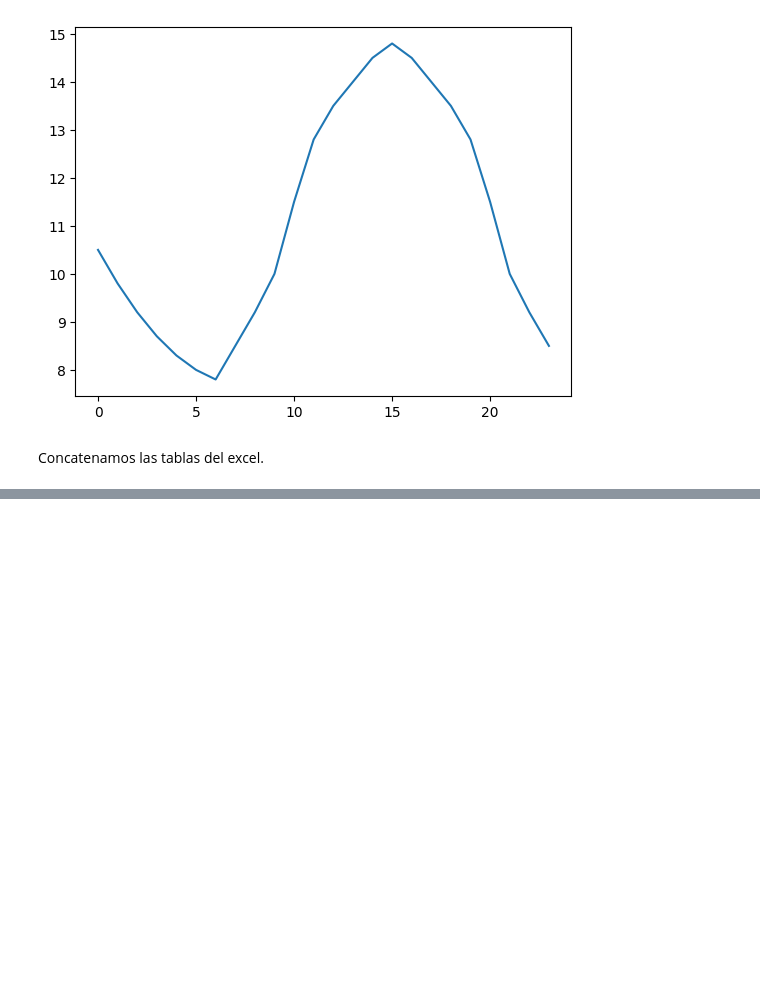
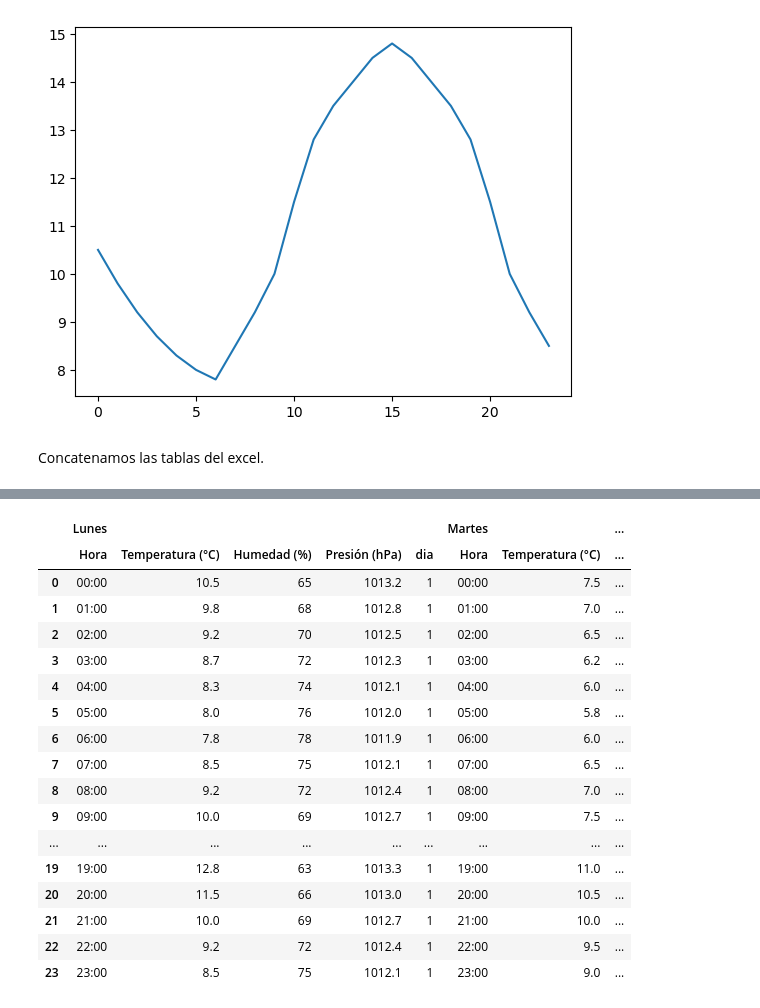
Before and after one commit to amejosecar/ia_dema, a Jupyter notebook: 03_Uniones/01_Ejercicios/Ejercicios_de_Uniones.ipynb, the cells around one changed output, grey strips where cells are left out. Drawn from its saved outputs; the diff is of its cells as text; code cells hidden in the pictures; blank space fills up the shorter version.

```diff
--- a/03_Uniones/01_Ejercicios/Ejercicios_de_Uniones.ipynb
+++ b/03_Uniones/01_Ejercicios/Ejercicios_de_Uniones.ipynb
@@ -7,3 +11,11 @@ import pandas as pd
 # %% [markdown]
 Cargamos los datos del Excel [Documentación Pandas read_excel](https://pandas.pydata.org/docs/reference/api/pandas.read_excel.html)
+# %%
+# Ruta completa al Excel
+# Directorio donde está el Excel
+dir_base = r"C:\americo\ia_dema\03_uniones\01_Ejercicios"
+# Nombre del fichero
+nombre_archivo1 = "EstaciónMeteo.xlsx"
+# Construimos la ruta completa
+archivo1 = os.path.join(dir_base, nombre_archivo1)
 # %%
@@ -31,0 +81,11 @@ Posteriormente aparece un csv llamado Vientos.csv de datos de velocidad y direcc
+# %%
+df_lunes = (pd.read_excel(archivo1, sheet_name="Lunes").assign(dia=1))
+df_martes = (pd.read_excel(archivo1, sheet_name="Martes").assign(dia=2))
+df_miercoles  = (pd.read_excel(archivo1, sheet_name="Miércoles").assign(dia=3))
+
+# Ejemplo: concatenar verticalmente
+df_estacion = pd.concat([df_lunes, df_martes, df_miercoles],
+                        ignore_index=True)
+
+# Verifica que está correcto
+print(df_estacion.shape)
@@ -31,0 +128,23 @@ Posteriormente aparece un csv llamado Vientos.csv de datos de velocidad y direcc
+# %%
+df_estacion_horizontal = pd.concat([df_lunes, df_martes, df_miercoles], keys=['Lunes', 'Martes', 'Miércoles'], axis = 1)
+# %%
+df_estacion_horizontal
+# %% [output]
+|  | Lunes |  |  |  |  | Martes |  | ... |
+|  | Hora | Temperatura (°C) | Humedad (%) | Presión (hPa) | dia | Hora | Temperatura (°C) | ... |
+| 0 | 00:00 | 10.5 | 65 | 1013.2 | 1 | 00:00 | 7.5 | ... |
+| 1 | 01:00 | 9.8 | 68 | 1012.8 | 1 | 01:00 | 7.0 | ... |
+| 2 | 02:00 | 9.2 | 70 | 1012.5 | 1 | 02:00 | 6.5 | ... |
+| 3 | 03:00 | 8.7 | 72 | 1012.3 | 1 | 03:00 | 6.2 | ... |
+| 4 | 04:00 | 8.3 | 74 | 1012.1 | 1 | 04:00 | 6.0 | ... |
+| 5 | 05:00 | 8.0 | 76 | 1012.0 | 1 | 05:00 | 5.8 | ... |
+| 6 | 06:00 | 7.8 | 78 | 1011.9 | 1 | 06:00 | 6.0 | ... |
+| 7 | 07:00 | 8.5 | 75 | 1012.1 | 1 | 07:00 | 6.5 | ... |
+| 8 | 08:00 | 9.2 | 72 | 1012.4 | 1 | 08:00 | 7.0 | ... |
+| 9 | 09:00 | 10.0 | 69 | 1012.7 | 1 | 09:00 | 7.5 | ... |
+| ... | ... | ... | ... | ... | ... | ... | ... | ... |
+| 19 | 19:00 | 12.8 | 63 | 1013.3 | 1 | 19:00 | 11.0 | ... |
+| 20 | 20:00 | 11.5 | 66 | 1013.0 | 1 | 20:00 | 10.5 | ... |
+| 21 | 21:00 | 10.0 | 69 | 1012.7 | 1 | 21:00 | 10.0 | ... |
+| 22 | 22:00 | 9.2 | 72 | 1012.4 | 1 | 22:00 | 9.5 | ... |
+| 23 | 23:00 | 8.5 | 75 | 1012.1 | 1 | 23:00 | 9.0 | ... |
```
Also changed, not shown: parts of 25 cells of this notebook, 10 other files.
